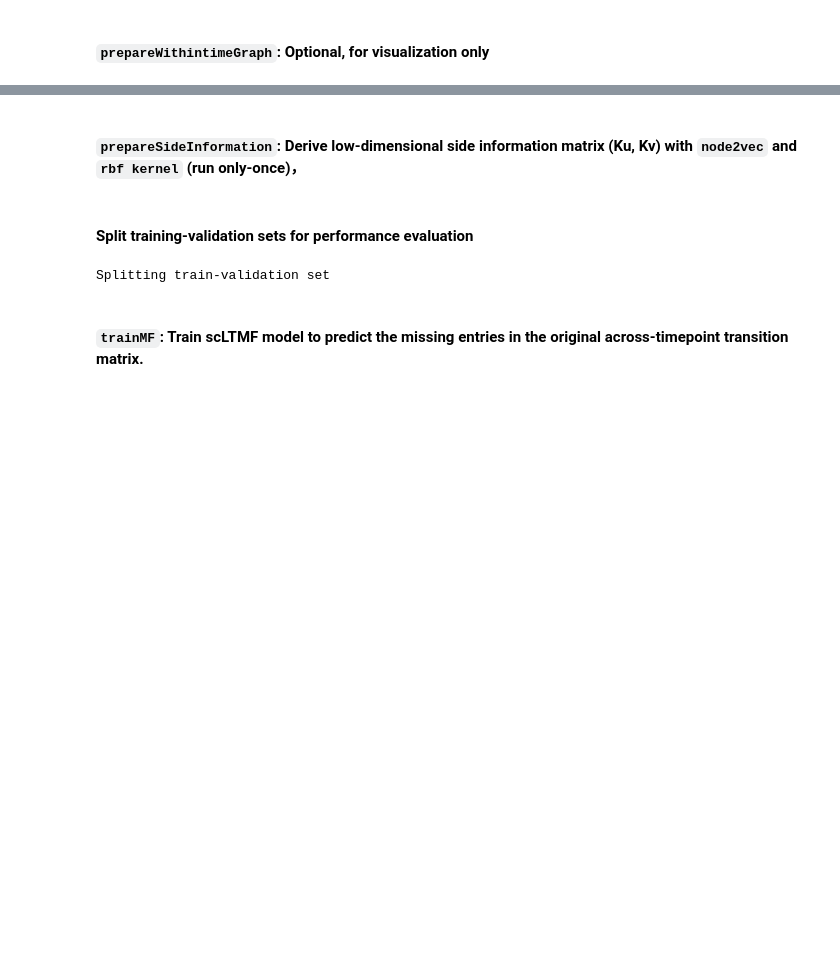
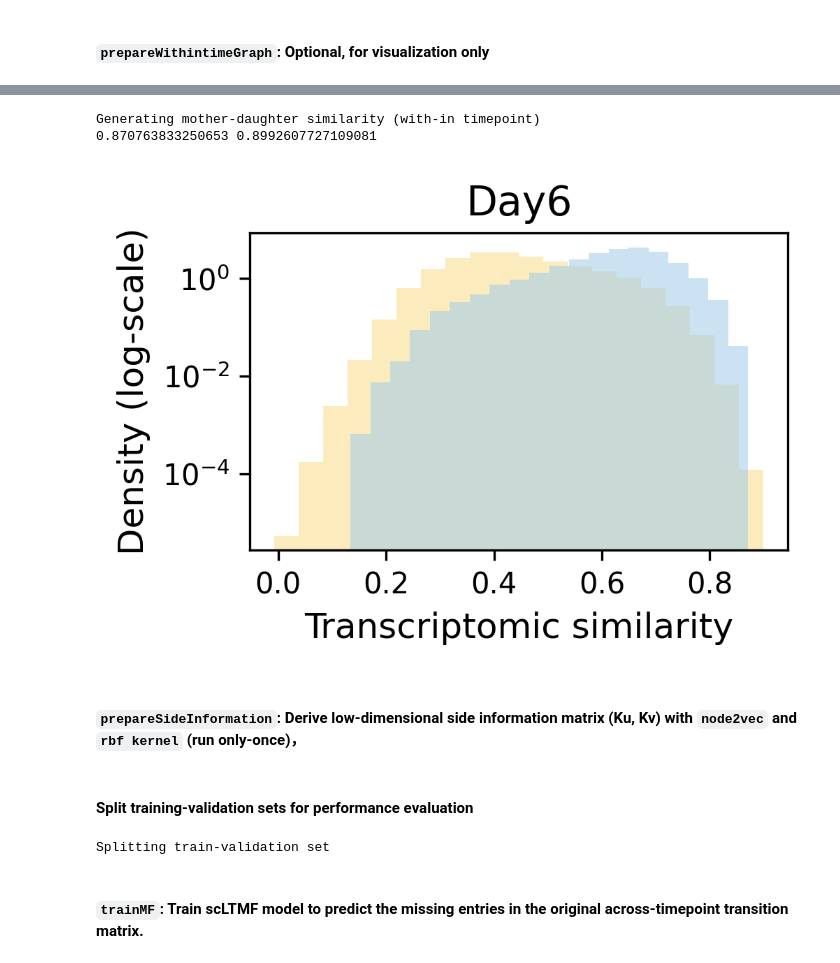
Before and after one commit to czythu/scTrace, a Jupyter notebook: tutorial/Larry-InvitroDiff.ipynb, the cells around one changed output, grey strips where cells are left out. Drawn from its saved outputs; the diff is of its cells as text; code cells hidden in the pictures; blank space fills up the shorter version.

```diff
--- a/tutorial/Larry-InvitroDiff.ipynb
+++ b/tutorial/Larry-InvitroDiff.ipynb
@@ -81,3 +84,13 @@ Generating mother-daughter similarity (with-in timepoint)
+# %%
+sim, within_lin_mat = prepareWithintimeGraph(data_pre=data_pre,data_pos=data_pos,
+                                             lineage_identity='Clone',
+                                             pre_name=pre_name, pos_name=pos_name,
+                                             savePath=savePath, run_label_time=run_label_time,
+                                             mode='pos')
+# %% [output]
+Generating mother-daughter similarity (with-in timepoint)
+0.870763833250653 0.8992607727109081
+[figure, added]
 # %% [markdown]
 #### `prepareSideInformation`:  Derive low-dimensional side information matrix (Ku, Kv) with `node2vec` and `rbf kernel` (run only-once)，
 # %%
```
Also changed, not shown: parts of 9 cells of this notebook, 2 other files.
